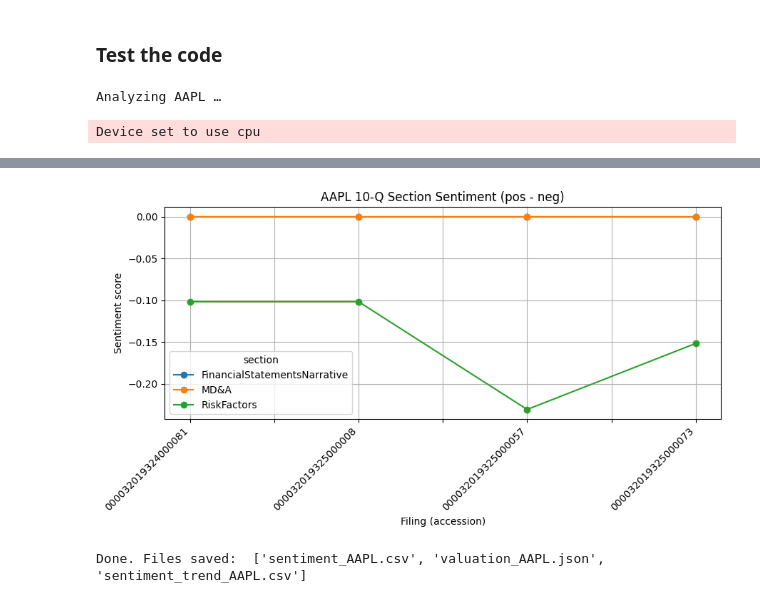
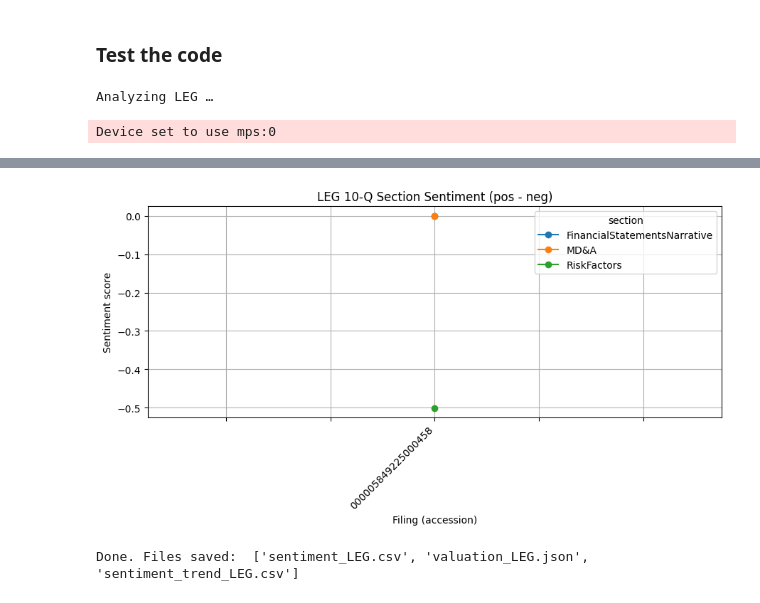
Before and after one commit to ai-ml-club-sjsu/project-fa25-QVP, a Jupyter notebook: market-sentiment/10Q_DCF.ipynb, the cells around one changed output, grey strips where cells are left out. Drawn from its saved outputs; the diff is of its cells as text; code cells hidden in the pictures.

```diff
--- a/market-sentiment/10Q_DCF.ipynb
+++ b/market-sentiment/10Q_DCF.ipynb
@@ -26,7 +26,7 @@ FINBERT = "yiyanghkust/finbert-tone"
 AV_BASE = "https://www.alphavantage.co/query"
 def SEC_HEADERS(host: str | None = None):
     h = {
-        "User-Agent": f"crowdquant (contact: {os.getenv('SEC_EMAIL','email@example.com')})",
+        "User-Agent": f"Severin Spagnola (contact: {os.getenv('SEC_EMAIL','severin.spagnola@sjsu.edu')})",
         "Accept-Encoding": "gzip, deflate",
     }
     # Only set Host if you explicitly pass one (you usually don't need to)
@@ -294,8 +294,10 @@ def latest_price(ticker:str):
 # Valuation: sector-aware multiples + conservative DCF
 # -----------------------
 SECTOR_MULTIPLES = {
+    "Industrials": {"PE": 12.0, "PS": 1.2},
+    "Consumer Discretionary": {"PE": 15.0, "PS": 1.5},
     "Technology": {"PE": 30.0, "PS": 6.8},
-    "_default":   {"PE": 18.0, "PS": 2.5},
+    "_default": {"PE": 18.0, "PS": 2.5},
 }
 
 def multiples_anchor(metrics:dict, sector="Technology"):
@@ -341,7 +343,7 @@ def blended_fair_value(mult_mid, dcf_val, w=0.5):
 # -----------------------
 # 10-Q pipeline
 # -----------------------
-def analyze_10q(ticker:str, quarters:int=1):
+def analyze_10q(ticker: str, quarters: int = 1, sector: str | None = None):
     cik = get_cik(ticker)
     pairs = list_recent_10q(cik, count=max(1, quarters))
     if not pairs:
@@ -373,7 +375,13 @@ def analyze_10q(ticker:str, quarters:int=1):
     facts  = get_company_facts(cik)
     gaap   = build_ttm_metrics(facts)
     price  = latest_price(ticker)
-    mult   = multiples_anchor(gaap, sector="Technology")
+
+    # NEW: decide sector (fallback to "_default" if unknown)
+    sector_name = (sector or "_default")
+
+    # CHANGE THIS LINE:
+    mult   = multiples_anchor(gaap, sector=sector_name)  # was sector="Technology"
+
     dcfval = dcf_anchor(gaap, years=5, g=0.04, r=0.095, g_term=0.02)
     blended= blended_fair_value(mult.get("fair_value_mid"), dcfval, w=0.5)
     value  = {
@@ -397,15 +405,19 @@ def analyze_10q(ticker:str, quarters:int=1):
 ### Test the code
 # %%
 # ---- choose your ticker(s) and how many recent 10-Qs to analyze
-TICKERS = ["AAPL"]          # add more like ["AAPL","MSFT"] to loop
-QUARTERS = 4                # analyze up to 4 most recent 10-Qs (if available)
+TICKERS = ["LEG"]          # add more like ["AAPL","MSFT"] to loop
+QUARTERS = 1                # analyze up to 4 most recent 10-Qs (if available)
+
+SECTOR_BY_TICKER = {
+    "LEG": "Industrials",
+}
 
 all_sent = []
 all_meta = []
 
 for t in TICKERS:
     print(f"Analyzing {t} …")
-    res = analyze_10q(t, quarters=QUARTERS)
+    res = analyze_10q(t, quarters=QUARTERS, sector=SECTOR_BY_TICKER.get(t, "_default"))
 
     # sentiment table (per filing section)
     sent = res["sentiment"].copy()
@@ -458,6 +470,6 @@ print("Done. Files saved: ",
       [f"valuation_{t}.json" for t in TICKERS] +
       ([f"sentiment_trend_{TICKERS[0]}.csv"] if TICKERS else []))
 # %% [output]
-Analyzing AAPL …
+Analyzing LEG …
-Device set to use cpu
+Device set to use mps:0
 |  | ticker | accession | section | pos | neu | neg | sent_score |
@@ -476,2 +479,2 @@ Device set to use cpu
-[figure, old version]
+[figure, new version]
-Done. Files saved:  ['sentiment_AAPL.csv', 'valuation_AAPL.json', 'sentiment_trend_AAPL.csv']
+Done. Files saved:  ['sentiment_LEG.csv', 'valuation_LEG.json', 'sentiment_trend_LEG.csv']
```
Also changed, not shown: parts of 2 cells of this notebook, 7 other files.
